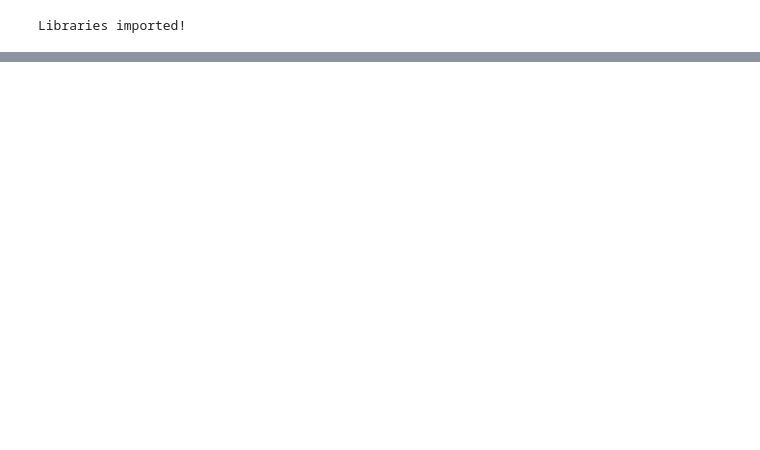
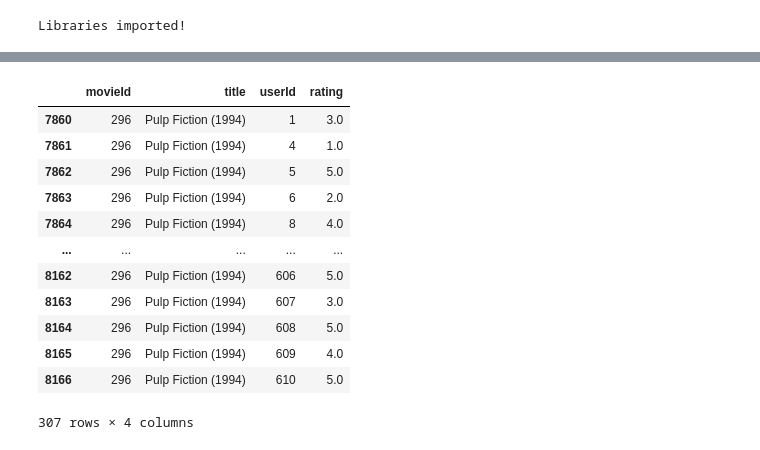
Before and after one commit to luongtruong77/Business_proj_RE, a Jupyter notebook: Test_notebook.ipynb, the cells around one changed output, grey strips where cells are left out. Cells and saved outputs as stored; diff of their text form; code cells hidden in the pictures; blank space fills up the shorter version.

```diff
--- a/Test_notebook.ipynb
+++ b/Test_notebook.ipynb
@@ -97,0 +42,16 @@ df1_tags
+# %%
+ratings_df[ratings_df.title.str.contains('Pulp Fiction')]
+# %% [output]
+|  | movieId | title | userId | rating |
+| 7860 | 296 | Pulp Fiction (1994) | 1 | 3.0 |
+| 7861 | 296 | Pulp Fiction (1994) | 4 | 1.0 |
+| 7862 | 296 | Pulp Fiction (1994) | 5 | 5.0 |
+| 7863 | 296 | Pulp Fiction (1994) | 6 | 2.0 |
+| 7864 | 296 | Pulp Fiction (1994) | 8 | 4.0 |
+| ... | ... | ... | ... | ... |
+| 8162 | 296 | Pulp Fiction (1994) | 606 | 5.0 |
+| 8163 | 296 | Pulp Fiction (1994) | 607 | 3.0 |
+| 8164 | 296 | Pulp Fiction (1994) | 608 | 5.0 |
+| 8165 | 296 | Pulp Fiction (1994) | 609 | 4.0 |
+| 8166 | 296 | Pulp Fiction (1994) | 610 | 5.0 |
+307 rows × 4 columns
```
Also changed, not shown: parts of 24 cells of this notebook, 1 other file.
